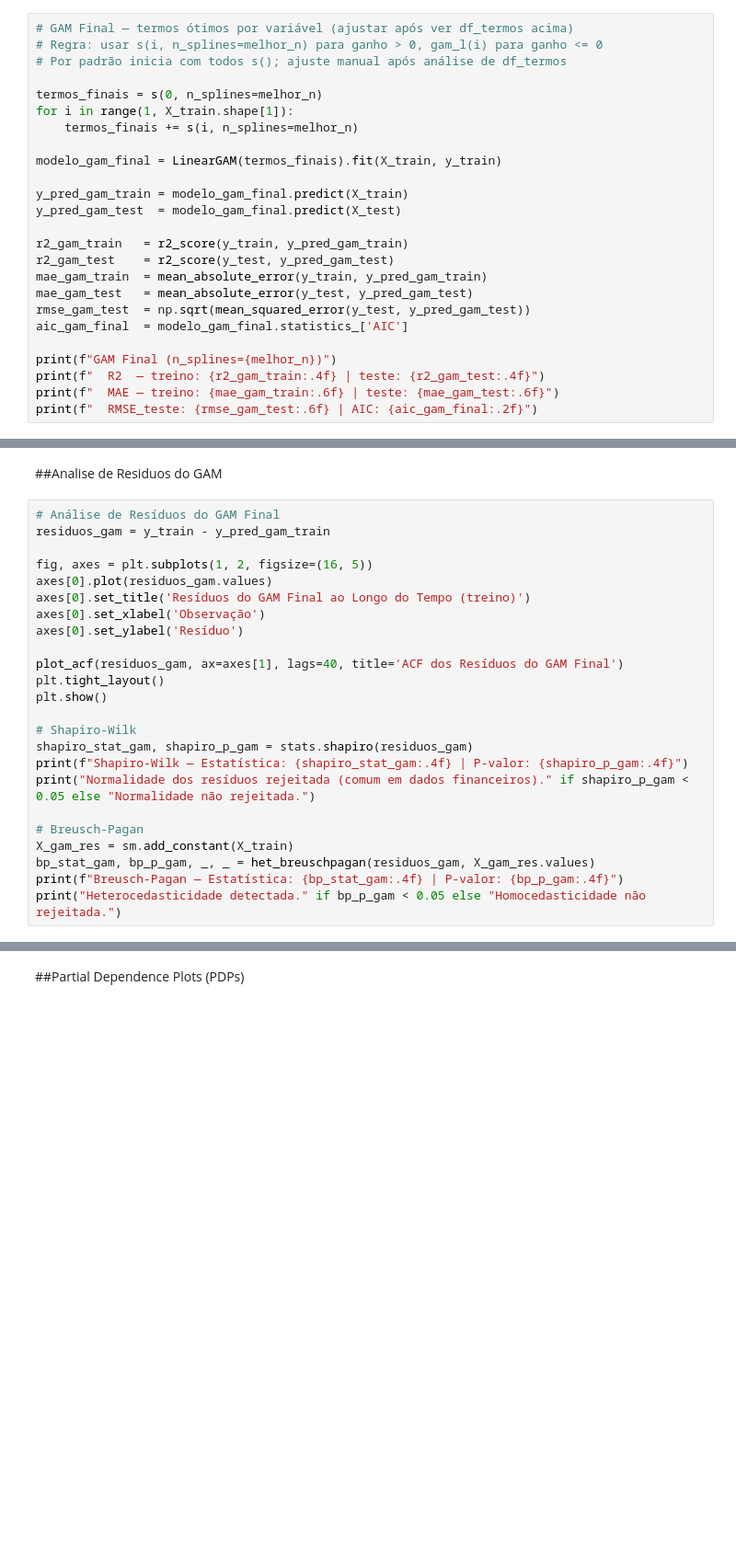
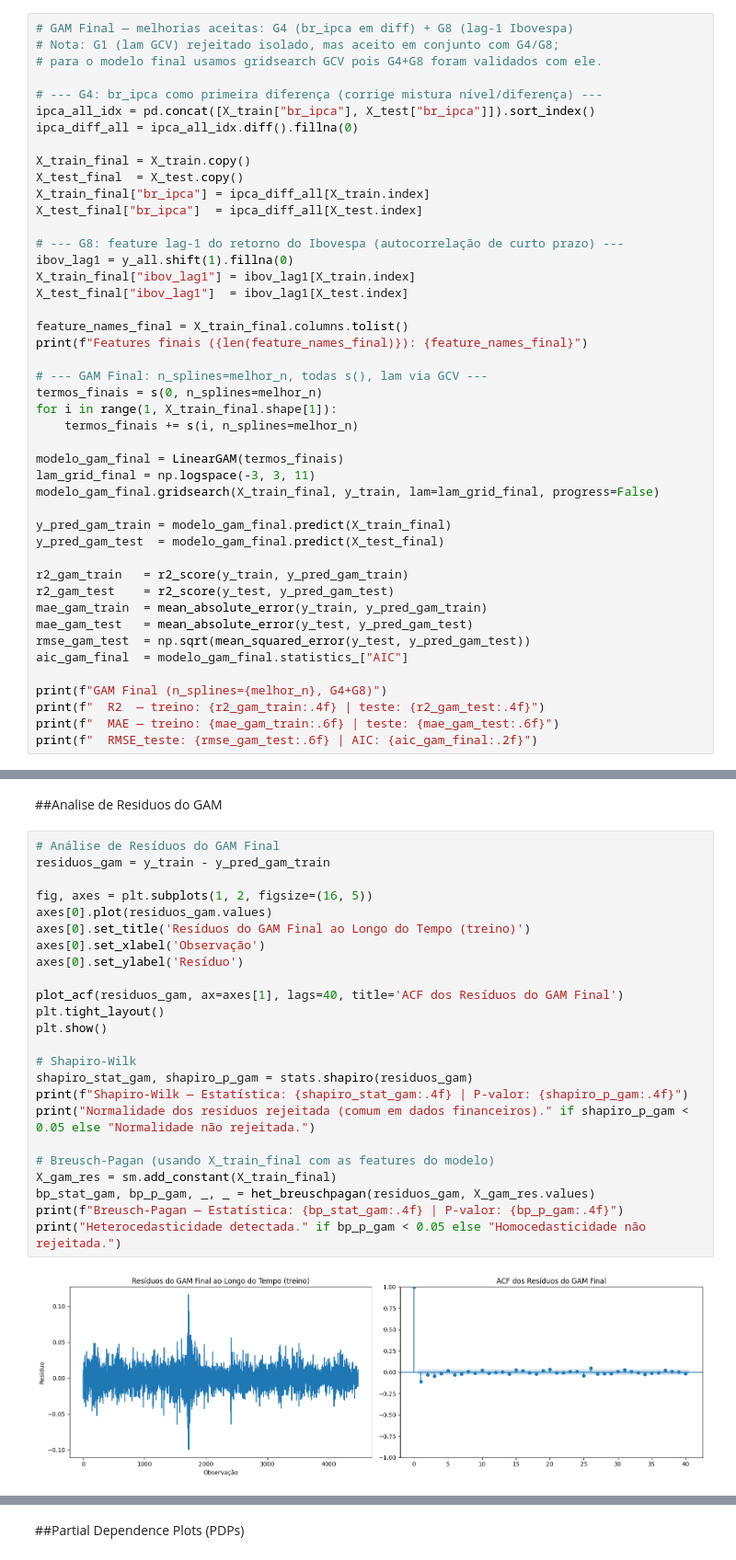
Before and after one commit to LucaoCodes/TCC, a Jupyter notebook: TCC.ipynb, the cells around one changed output, grey strips where cells are left out. Shown at 92% size. Drawn from its saved outputs; the diff is of its cells as text; blank space fills up the shorter version.

```diff
--- a/TCC.ipynb
+++ b/TCC.ipynb
@@ -733,27 +787,47 @@ print("Ganho <= 0:     relacao linear suficiente (usar l())")
 
 Modelo treinado com `n_splines` ótimo (menor MAE_teste) e tipos de termos definidos pela análise de ganho não-linear acima. Avaliado tanto em treino (in-sample) quanto em teste (out-of-sample).
 # %%
-# GAM Final — termos ótimos por variável (ajustar após ver df_termos acima)
-# Regra: usar s(i, n_splines=melhor_n) para ganho > 0, gam_l(i) para ganho <= 0
-# Por padrão inicia com todos s(); ajuste manual após análise de df_termos
+# GAM Final — melhorias aceitas: G4 (br_ipca em diff) + G8 (lag-1 Ibovespa)
+# Nota: G1 (lam GCV) rejeitado isolado, mas aceito em conjunto com G4/G8;
+# para o modelo final usamos gridsearch GCV pois G4+G8 foram validados com ele.
 
+# --- G4: br_ipca como primeira diferença (corrige mistura nível/diferença) ---
+ipca_all_idx = pd.concat([X_train["br_ipca"], X_test["br_ipca"]]).sort_index()
+ipca_diff_all = ipca_all_idx.diff().fillna(0)
+
+X_train_final = X_train.copy()
+X_test_final  = X_test.copy()
+X_train_final["br_ipca"] = ipca_diff_all[X_train.index]
+X_test_final["br_ipca"]  = ipca_diff_all[X_test.index]
+
+# --- G8: feature lag-1 do retorno do Ibovespa (autocorrelação de curto prazo) ---
+ibov_lag1 = y_all.shift(1).fillna(0)
+X_train_final["ibov_lag1"] = ibov_lag1[X_train.index]
+X_test_final["ibov_lag1"]  = ibov_lag1[X_test.index]
+
+feature_names_final = X_train_final.columns.tolist()
+print(f"Features finais ({len(feature_names_final)}): {feature_names_final}")
+
+# --- GAM Final: n_splines=melhor_n, todas s(), lam via GCV ---
 termos_finais = s(0, n_splines=melhor_n)
-for i in range(1, X_train.shape[1]):
+for i in range(1, X_train_final.shape[1]):
     termos_finais += s(i, n_splines=melhor_n)
 
-modelo_gam_final = LinearGAM(termos_finais).fit(X_train, y_train)
+modelo_gam_final = LinearGAM(termos_finais)
+lam_grid_final = np.logspace(-3, 3, 11)
+modelo_gam_final.gridsearch(X_train_final, y_train, lam=lam_grid_final, progress=False)
 
-y_pred_gam_train = modelo_gam_final.predict(X_train)
-y_pred_gam_test  = modelo_gam_final.predict(X_test)
+y_pred_gam_train = modelo_gam_final.predict(X_train_final)
+y_pred_gam_test  = modelo_gam_final.predict(X_test_final)
 
 r2_gam_train   = r2_score(y_train, y_pred_gam_train)
 r2_gam_test    = r2_score(y_test, y_pred_gam_test)
 mae_gam_train  = mean_absolute_error(y_train, y_pred_gam_train)
 mae_gam_test   = mean_absolute_error(y_test, y_pred_gam_test)
 rmse_gam_test  = np.sqrt(mean_squared_error(y_test, y_pred_gam_test))
-aic_gam_final  = modelo_gam_final.statistics_['AIC']
+aic_gam_final  = modelo_gam_final.statistics_["AIC"]
 
-print(f"GAM Final (n_splines={melhor_n})")
+print(f"GAM Final (n_splines={melhor_n}, G4+G8)")
 print(f"  R2  — treino: {r2_gam_train:.4f} | teste: {r2_gam_test:.4f}")
 print(f"  MAE — treino: {mae_gam_train:.6f} | teste: {mae_gam_test:.6f}")
 print(f"  RMSE_teste: {rmse_gam_test:.6f} | AIC: {aic_gam_final:.2f}")
@@ -762,24 +841,26 @@ print(f"  RMSE_teste: {rmse_gam_test:.6f} | AIC: {aic_gam_final:.2f}")
 # %%
 # Análise de Resíduos do GAM Final
 residuos_gam = y_train - y_pred_gam_train
 
 fig, axes = plt.subplots(1, 2, figsize=(16, 5))
 axes[0].plot(residuos_gam.values)
 axes[0].set_title('Resíduos do GAM Final ao Longo do Tempo (treino)')
 axes[0].set_xlabel('Observação')
 axes[0].set_ylabel('Resíduo')
 
 plot_acf(residuos_gam, ax=axes[1], lags=40, title='ACF dos Resíduos do GAM Final')
 plt.tight_layout()
 plt.show()
 
 # Shapiro-Wilk
 shapiro_stat_gam, shapiro_p_gam = stats.shapiro(residuos_gam)
 print(f"Shapiro-Wilk — Estatística: {shapiro_stat_gam:.4f} | P-valor: {shapiro_p_gam:.4f}")
 print("Normalidade dos resíduos rejeitada (comum em dados financeiros)." if shapiro_p_gam < 0.05 else "Normalidade não rejeitada.")
 
-# Breusch-Pagan
-X_gam_res = sm.add_constant(X_train)
+# Breusch-Pagan (usando X_train_final com as features do modelo)
+X_gam_res = sm.add_constant(X_train_final)
 bp_stat_gam, bp_p_gam, _, _ = het_breuschpagan(residuos_gam, X_gam_res.values)
 print(f"Breusch-Pagan — Estatística: {bp_stat_gam:.4f} | P-valor: {bp_p_gam:.4f}")
 print("Heterocedasticidade detectada." if bp_p_gam < 0.05 else "Homocedasticidade não rejeitada.")
+# %% [output]
+[figure, added]
```
Also changed, not shown: parts of 28 cells of this notebook.
